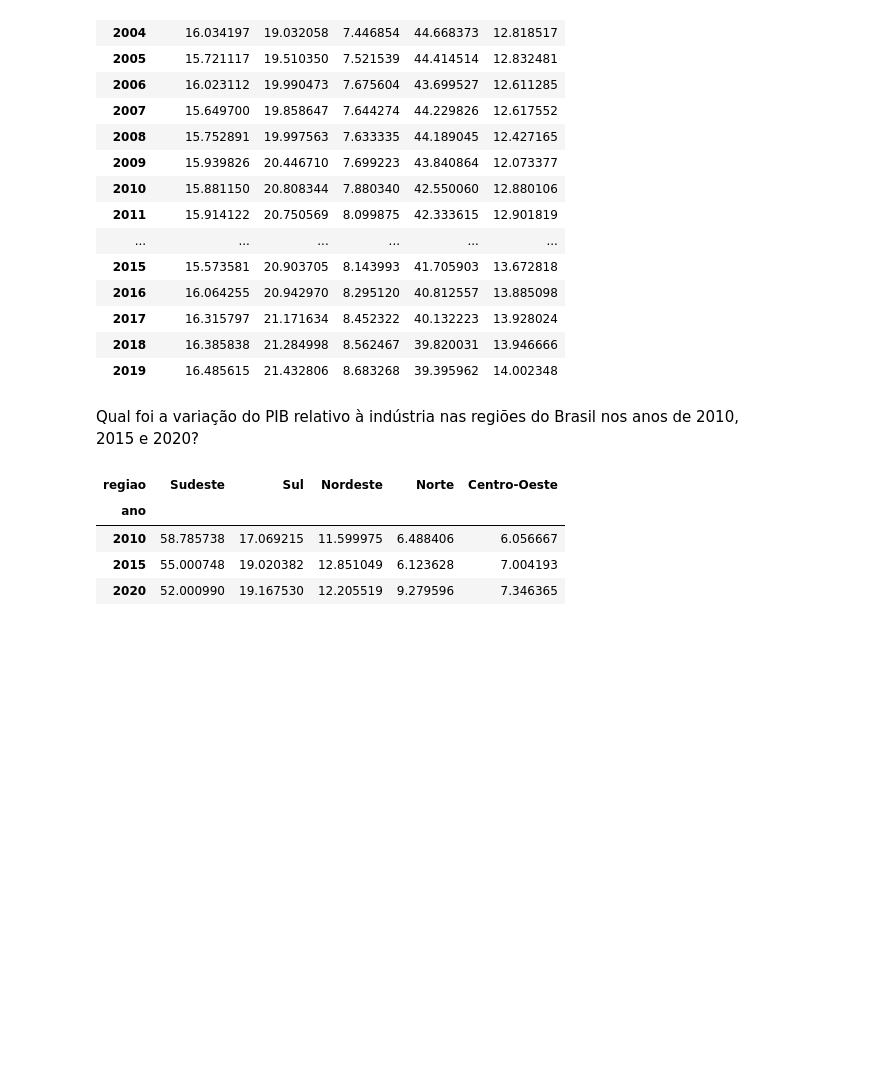
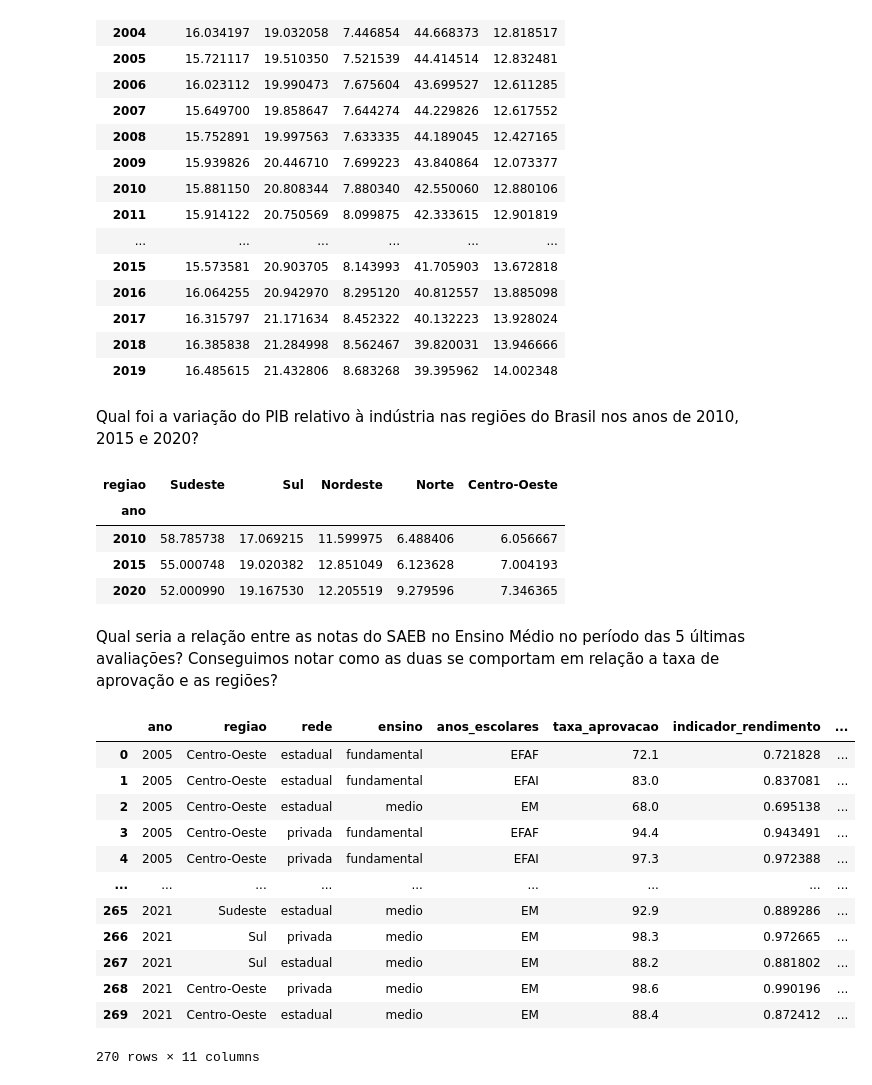
Before and after one commit to ledsouza/dataviz-graficos-composicao-relacionamento, a Jupyter notebook: extra/Plotly_plots.ipynb, the cells around one changed output. Cells and saved outputs as stored; diff of their text form; code cells hidden in the pictures; blank space fills up the shorter version.

```diff
--- a/extra/Plotly_plots.ipynb
+++ b/extra/Plotly_plots.ipynb
@@ -410,3 +411,22 @@ fig.update_layout(
 )
 
 fig.show()
+# %% [markdown]
+Qual seria a relação entre as notas do SAEB no Ensino Médio no período das 5 últimas avaliações? Conseguimos notar como as duas se comportam em relação a taxa de aprovação e as regiões?
+# %%
+ideb = pd.read_csv('https://raw.githubusercontent.com/alura-cursos/dataviz-graficos-composicao-relacionamento/main/dados/ideb_reg_2005_2021.csv')
+ideb
+# %% [output]
+|  | ano | regiao | rede | ensino | anos_escolares | taxa_aprovacao | indicador_rendimento | ... |
+| 0 | 2005 | Centro-Oeste | estadual | fundamental | EFAF | 72.1 | 0.721828 | ... |
+| 1 | 2005 | Centro-Oeste | estadual | fundamental | EFAI | 83.0 | 0.837081 | ... |
+| 2 | 2005 | Centro-Oeste | estadual | medio | EM | 68.0 | 0.695138 | ... |
+| 3 | 2005 | Centro-Oeste | privada | fundamental | EFAF | 94.4 | 0.943491 | ... |
+| 4 | 2005 | Centro-Oeste | privada | fundamental | EFAI | 97.3 | 0.972388 | ... |
+| ... | ... | ... | ... | ... | ... | ... | ... | ... |
+| 265 | 2021 | Sudeste | estadual | medio | EM | 92.9 | 0.889286 | ... |
+| 266 | 2021 | Sul | privada | medio | EM | 98.3 | 0.972665 | ... |
+| 267 | 2021 | Sul | estadual | medio | EM | 88.2 | 0.881802 | ... |
+| 268 | 2021 | Centro-Oeste | privada | medio | EM | 98.6 | 0.990196 | ... |
+| 269 | 2021 | Centro-Oeste | estadual | medio | EM | 88.4 | 0.872412 | ... |
+270 rows × 11 columns
```
Also changed, not shown: parts of 5 cells of this notebook.
